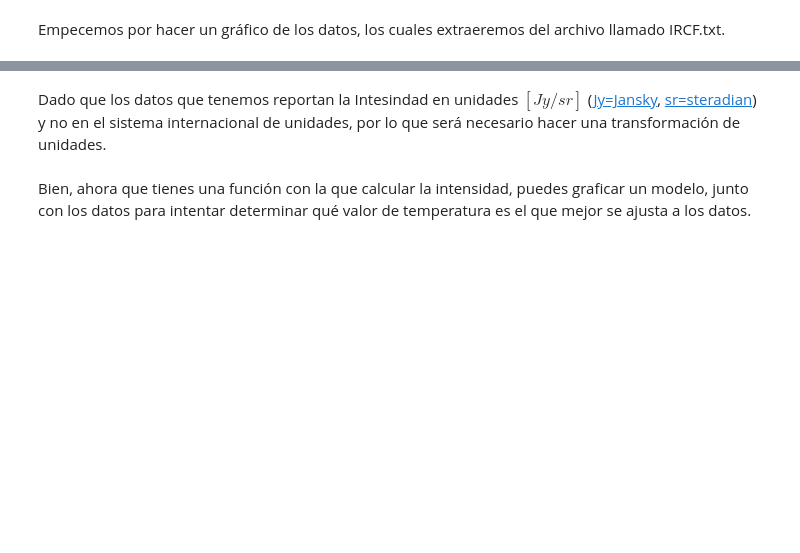
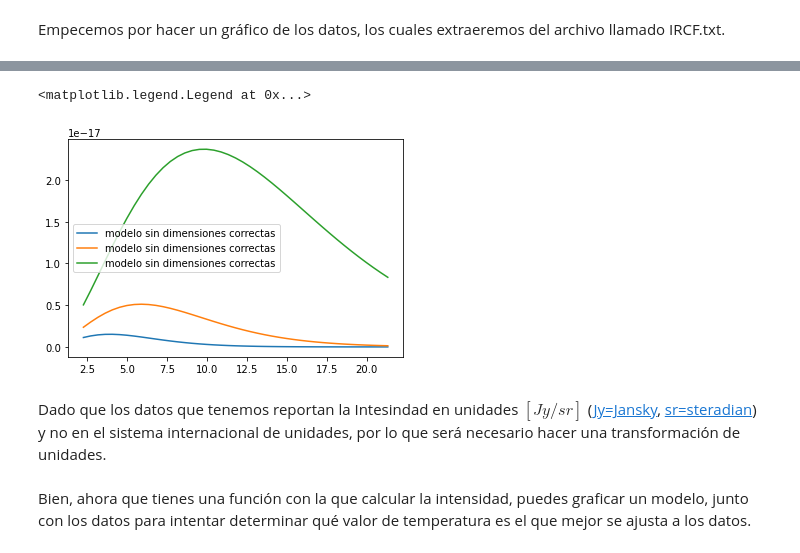
Before and after one commit to alxogm/PB2021, a Jupyter notebook: Nov24/TCMB.ipynb, the cells around one changed output, grey strips where cells are left out. Drawn from its saved outputs; the diff is of its cells as text; code cells hidden in the pictures; blank space fills up the shorter version.

```diff
--- a/Nov24/TCMB.ipynb
+++ b/Nov24/TCMB.ipynb
@@ -40,9 +52,30 @@ donde $\nu$ es la frecuencia, $T$ la temperatura, y  h, k, c son las constantes
 # %%
 def Intensity(nu,T):
     """Define las operaciones necesarias para calcular
-    la intensidad en unidades del SI"""
+    la intensidad en unidades del SI
 
-    return
+    nu= es el arreglo de frecuencas
+    T= Temperatura en Kelvin
+    """
+    h=constants.value(u"Planck constant") #Cambiar por valores correctos de las constantes o usar la libreria de constantes...
+    c=constants.value(u"speed of light in vacuum")
+    k=constants.value(u"Boltzmann constant")
+    nu=nu*c*100 #dado que la frecuencia está en cm^-1 usamos la constante de la velocidad de la luz para cambiar a s-1, el factor 100 es porque c está dada en m/s
+    fact=h*nu/(k*T)
+    intensity=1./(np.exp(fact)-1)
+    intensity*=2*h*nu**3/c**2
+    return intensity
+# %%
+#plt.errorbar(data[0],data[1],data[3]/2,fmt='.')
+plt.plot(data[0],Intensity(data[0],2),label="modelo sin dimensiones correctas")
+plt.plot(data[0],Intensity(data[0],3),label="modelo sin dimensiones correctas")
+plt.plot(data[0],Intensity(data[0],5),label="modelo sin dimensiones correctas")
+
+
+plt.legend()
+# %% [output]
+<matplotlib.legend.Legend at 0x...>
+[figure, added]
 # %% [markdown]
 Dado que los datos que tenemos reportan la Intesindad en unidades $[Jy/sr]$ ([Jy=Jansky](https://en.wikipedia.org/wiki/Jansky), [sr=steradian](https://es.wikipedia.org/wiki/Estereorradián)) y no en el sistema internacional de unidades, por lo que será necesario hacer una transformación de unidades.
 # %%
```
Also changed, not shown: parts of 22 cells of this notebook.
